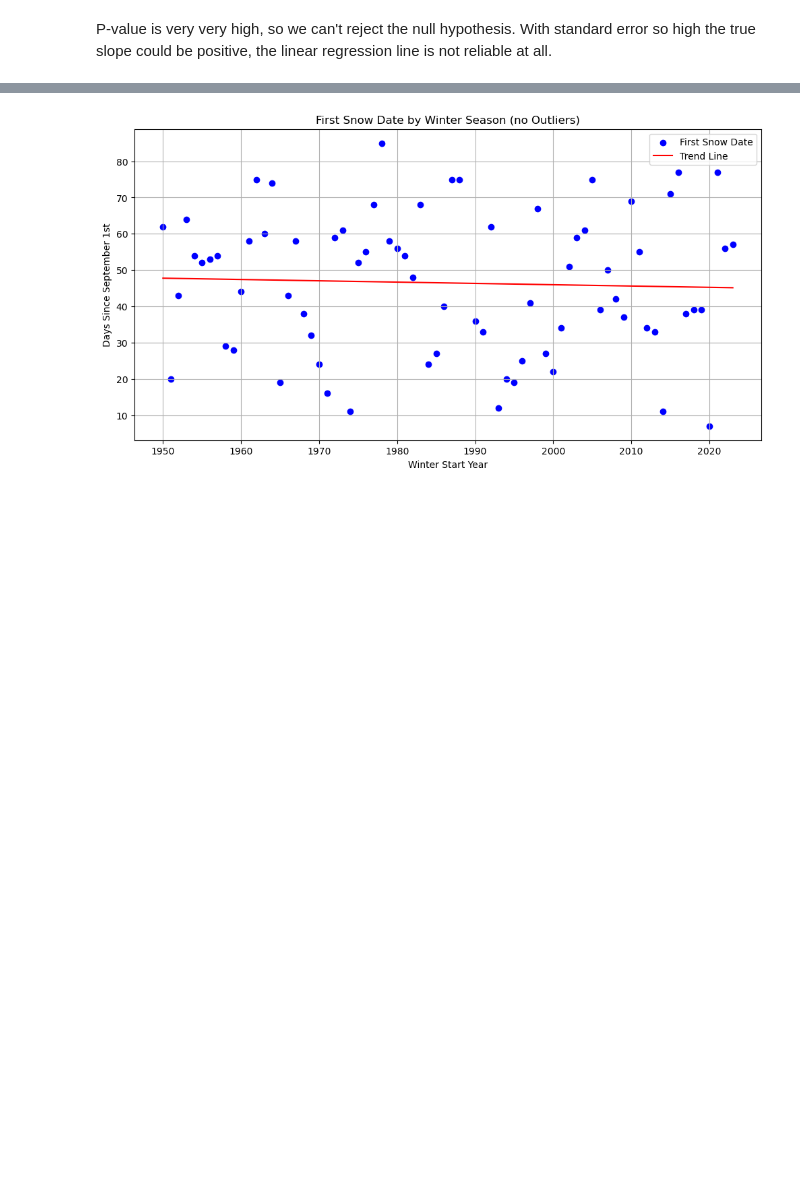
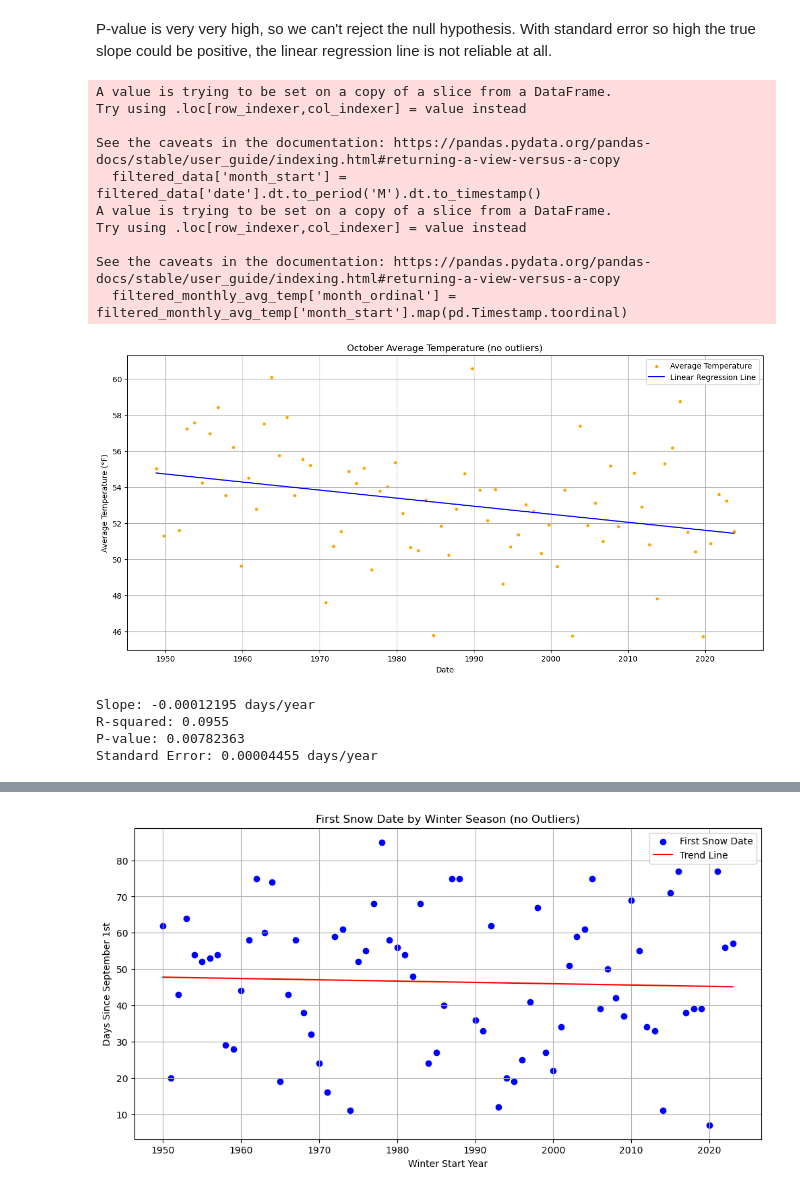
Before and after one commit to richardr1126/boulder_weather_project, a Jupyter notebook: snow.ipynb, the cells around one changed output, grey strips where cells are left out. Cells and saved outputs as stored; diff of their text form; code cells hidden in the pictures; blank space fills up the shorter version.

Commit message:
Add new plot for October and may temps

```diff
--- a/snow.ipynb
+++ b/snow.ipynb
@@ -237,3 +237,72 @@ P-value: 0.7052
 Standard Error: 0.0001 days/year
 # %% [markdown]
 P-value is very very high, so we can't reject the null hypothesis. With standard error so high the true slope could be positive, the linear regression line is not reliable at all.
+# %%
+months_to_include = [10]  # Adjust this list as needed
+
+# Copy the original data and calculate the average temperature for each day
+data_with_avg = data.copy()
+data_with_avg['average_temp'] = (data_with_avg['tmax'] + data_with_avg['tmin']) / 2
+
+# Create 'year' and 'month' columns
+data_with_avg['year'] = data_with_avg['date'].dt.year
+data_with_avg['month'] = data_with_avg['date'].dt.month
+
+# Filter data to include only the specified months
+filtered_data = data_with_avg[data_with_avg['month'].isin(months_to_include)]
+
+# Calculate the average temperature for each month
+filtered_data['month_start'] = filtered_data['date'].dt.to_period('M').dt.to_timestamp()
+monthly_avg_temp = filtered_data.groupby('month_start')['average_temp'].mean().reset_index()
+
+# Remove outliers using IQR
+Q1 = monthly_avg_temp['average_temp'].quantile(0.25)
+Q3 = monthly_avg_temp['average_temp'].quantile(0.75)
+IQR = Q3 - Q1
+lower_bound = Q1 - 1.5 * IQR
+upper_bound = Q3 + 1.5 * IQR
+filtered_monthly_avg_temp = monthly_avg_temp[
+    (monthly_avg_temp['average_temp'] >= lower_bound) &
+    (monthly_avg_temp['average_temp'] <= upper_bound)
+]
+
+# Linear regression on the filtered data
+filtered_monthly_avg_temp['month_ordinal'] = filtered_monthly_avg_temp['month_start'].map(pd.Timestamp.toordinal)
+
+slope, intercept, r_value, p_value, std_err = stats.linregress(
+    filtered_monthly_avg_temp['month_ordinal'], filtered_monthly_avg_temp['average_temp']
+)
+
+regression_line = intercept + slope * filtered_monthly_avg_temp['month_ordinal']
+
+# Plot the average temperature trends for the selected months
+plt.figure(figsize=(15, 7))
+plt.scatter(filtered_monthly_avg_temp['month_start'], filtered_monthly_avg_temp['average_temp'], color='orange', label='Average Temperature', s=10)
+plt.plot(filtered_monthly_avg_temp['month_start'], regression_line, color='blue', label='Linear Regression Line')
+plt.title(f"October Average Temperature (no outliers)")
+plt.xlabel("Date")
+plt.ylabel("Average Temperature (°F)")
+plt.grid(True)
+plt.legend()
+plt.show()
+
+print(f"Slope: {slope:.8f} days/year")
+print(f"R-squared: {r_value**2:.4f}")
+print(f"P-value: {p_value:.8f}")
+print(f"Standard Error: {std_err:.8f} days/year")
+# %% [output]
+A value is trying to be set on a copy of a slice from a DataFrame.
+Try using .loc[row_indexer,col_indexer] = value instead
+
+See the caveats in the documentation: https://pandas.pydata.org/pandas-docs/stable/user_guide/indexing.html#returning-a-view-versus-a-copy
+  filtered_data['month_start'] = filtered_data['date'].dt.to_period('M').dt.to_timestamp()
+A value is trying to be set on a copy of a slice from a DataFrame.
+Try using .loc[row_indexer,col_indexer] = value instead
+
+See the caveats in the documentation: https://pandas.pydata.org/pandas-docs/stable/user_guide/indexing.html#returning-a-view-versus-a-copy
+  filtered_monthly_avg_temp['month_ordinal'] = filtered_monthly_avg_temp['month_start'].map(pd.Timestamp.toordinal)
+[figure, added]
+Slope: -0.00012195 days/year
+R-squared: 0.0955
+P-value: 0.00782363
+Standard Error: 0.00004455 days/year
```
Also changed, not shown: parts of 5 cells of this notebook.
